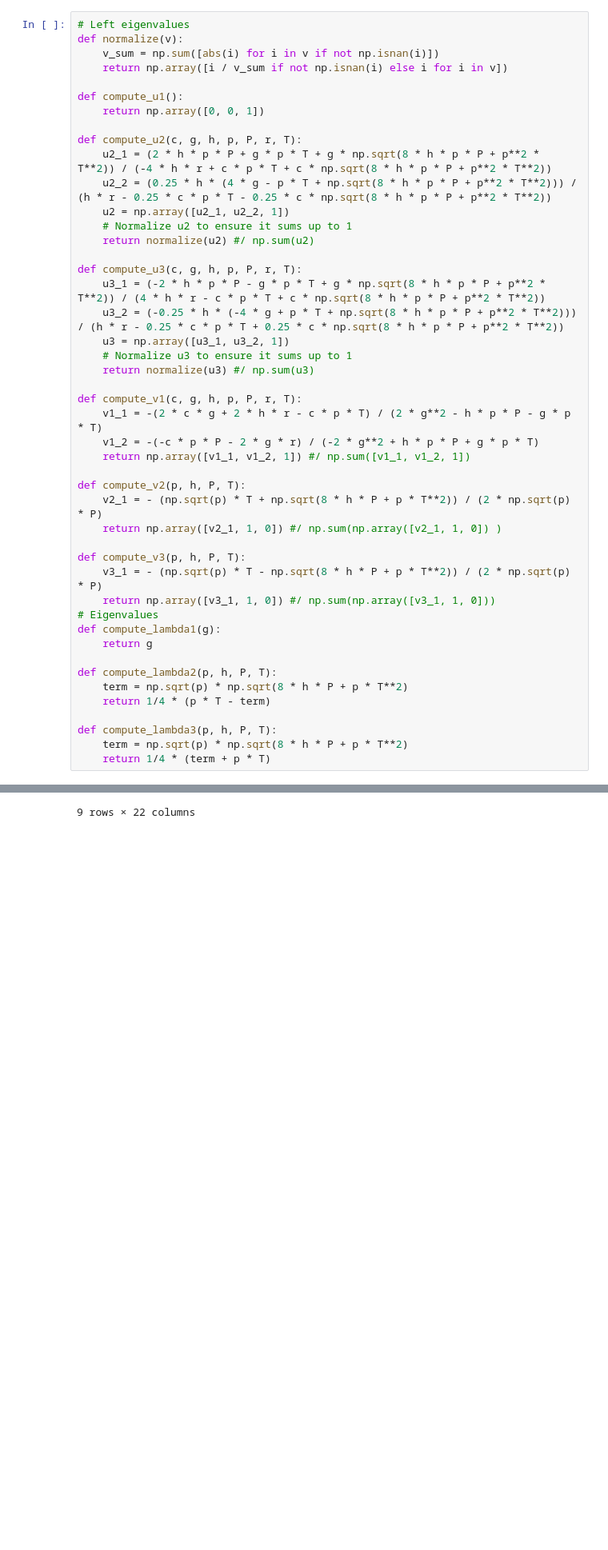
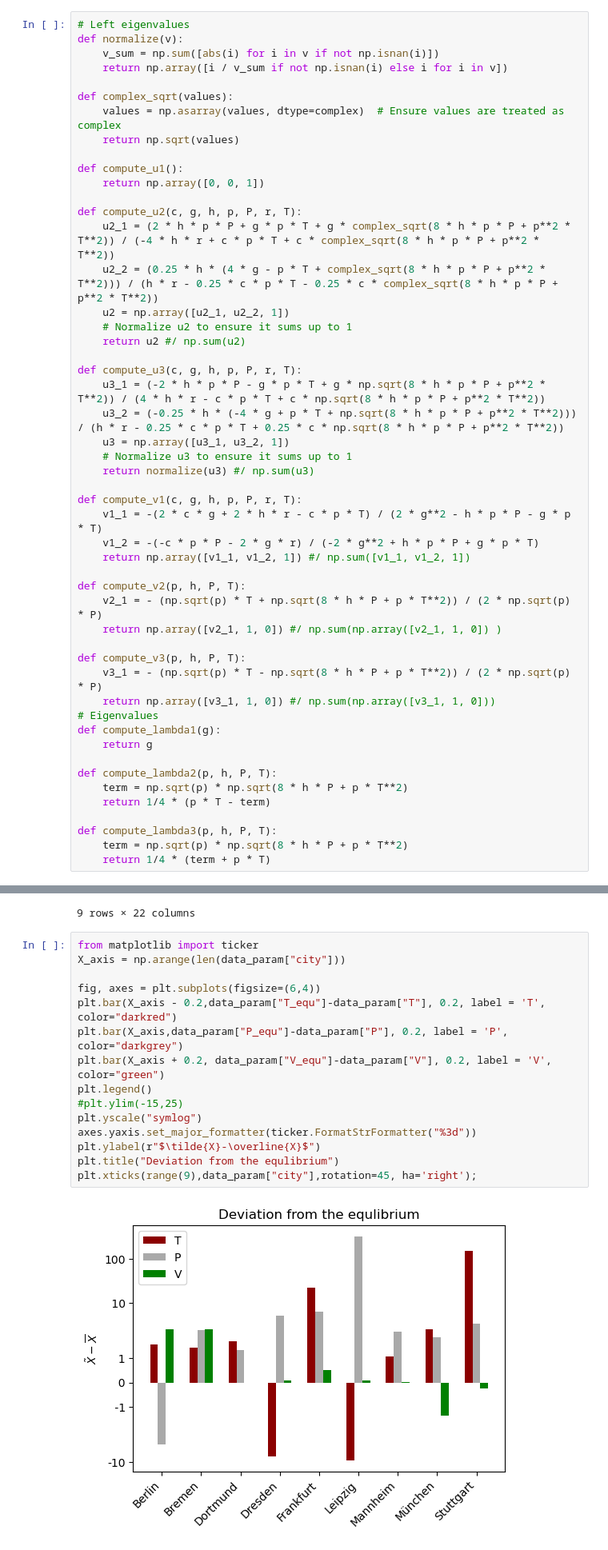
Before and after one commit to Max10-afk/comp_ecology, a Jupyter notebook: scripts/plotting.ipynb, the cells around one changed output, grey strips where cells are left out. Shown at 80% size. Saved outputs shown, nothing was run; the diff lists cells and outputs as text; blank space fills up the shorter version.

```diff
--- a/scripts/plotting.ipynb
+++ b/scripts/plotting.ipynb
@@ -257,15 +258,19 @@ def normalize(v):
     v_sum = np.sum([abs(i) for i in v if not np.isnan(i)])
     return np.array([i / v_sum if not np.isnan(i) else i for i in v])
 
+def complex_sqrt(values):
+    values = np.asarray(values, dtype=complex)  # Ensure values are treated as complex
+    return np.sqrt(values)
+
 def compute_u1():
     return np.array([0, 0, 1])
 
 def compute_u2(c, g, h, p, P, r, T):
-    u2_1 = (2 * h * p * P + g * p * T + g * np.sqrt(8 * h * p * P + p**2 * T**2)) / (-4 * h * r + c * p * T + c * np.sqrt(8 * h * p * P + p**2 * T**2))
-    u2_2 = (0.25 * h * (4 * g - p * T + np.sqrt(8 * h * p * P + p**2 * T**2))) / (h * r - 0.25 * c * p * T - 0.25 * c * np.sqrt(8 * h * p * P + p**2 * T**2))
+    u2_1 = (2 * h * p * P + g * p * T + g * complex_sqrt(8 * h * p * P + p**2 * T**2)) / (-4 * h * r + c * p * T + c * complex_sqrt(8 * h * p * P + p**2 * T**2))
+    u2_2 = (0.25 * h * (4 * g - p * T + complex_sqrt(8 * h * p * P + p**2 * T**2))) / (h * r - 0.25 * c * p * T - 0.25 * c * complex_sqrt(8 * h * p * P + p**2 * T**2))
     u2 = np.array([u2_1, u2_2, 1])
     # Normalize u2 to ensure it sums up to 1
-    return normalize(u2) #/ np.sum(u2)
+    return u2 #/ np.sum(u2)
 
 def compute_u3(c, g, h, p, P, r, T):
     u3_1 = (-2 * h * p * P - g * p * T + g * np.sqrt(8 * h * p * P + p**2 * T**2)) / (4 * h * r - c * p * T + c * np.sqrt(8 * h * p * P + p**2 * T**2))
@@ -328,3 +333,20 @@ data_param
 | 7 | München | -0.041706 | -0.000791 | 0.010666 | 0.002419 | 1.706757 | -0.001067 | 9.408093 | 28.461538 | 1601.137737 | ... | ... |
 | 8 | Stuttgart | -0.041705 | -0.003057 | 0.000158 | 0.001874 | 1.007695 | -0.002909 | 9.862416 | 22.076923 | 346.675951 | ... | ... |
 9 rows × 22 columns
+# %%
+from matplotlib import ticker
+X_axis = np.arange(len(data_param["city"]))
+
+fig, axes = plt.subplots(figsize=(6,4))
+plt.bar(X_axis - 0.2,data_param["T_equ"]-data_param["T"], 0.2, label = 'T', color="darkred")
+plt.bar(X_axis,data_param["P_equ"]-data_param["P"], 0.2, label = 'P', color="darkgrey")
+plt.bar(X_axis + 0.2, data_param["V_equ"]-data_param["V"], 0.2, label = 'V', color="green")
+plt.legend()
+#plt.ylim(-15,25)
+plt.yscale("symlog")
+axes.yaxis.set_major_formatter(ticker.FormatStrFormatter("%3d"))
+plt.ylabel(r"$\tilde{X}-\overline{X}$")
+plt.title("Deviation from the equlibrium")
+plt.xticks(range(9),data_param["city"],rotation=45, ha='right');
+# %% [output]
+[figure, added]
```
Also changed, not shown: parts of 2 cells of this notebook.
